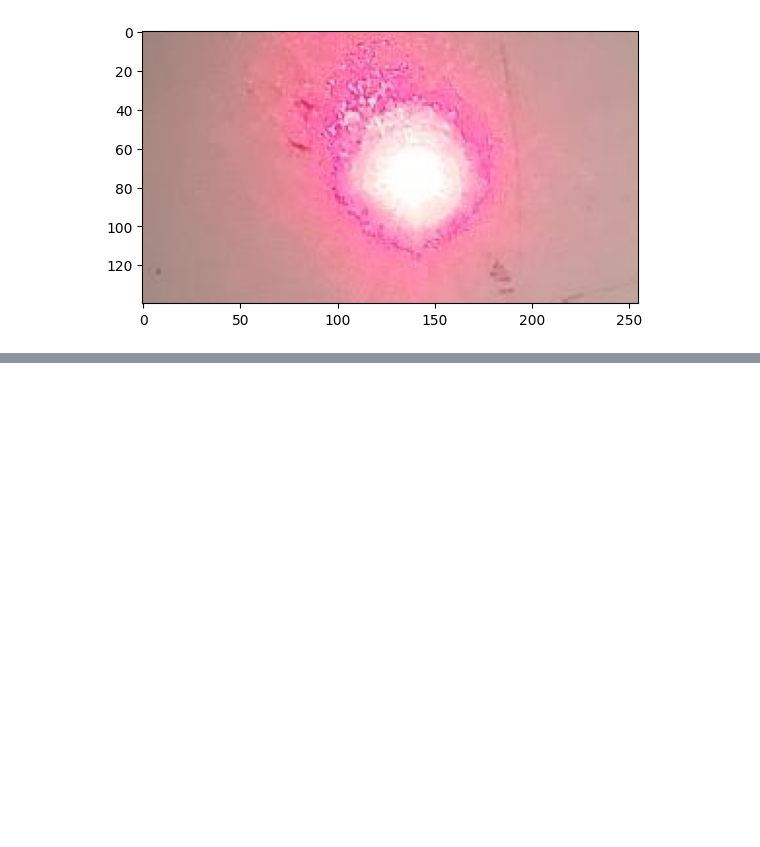
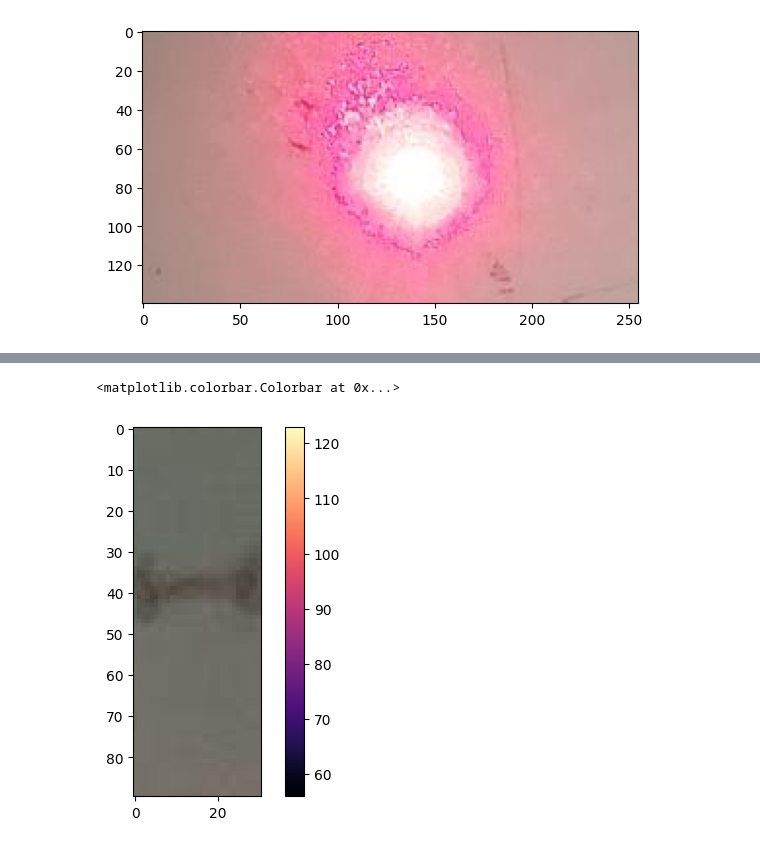
Before and after one commit to opticslabjkmspk/optics_lab3, a Jupyter notebook: Diffraction.ipynb, the cells around one changed output, grey strips where cells are left out. Cells and saved outputs as stored; diff of their text form; code cells hidden in the pictures; blank space fills up the shorter version.

```diff
--- a/Diffraction.ipynb
+++ b/Diffraction.ipynb
@@ -386,4 +626,25 @@ ax.imshow(crop_pinhole)
 ax.set_xticks(x_ticks)
 ax.set_xticklabels([f"{i // pixels_per_cm} cm" for i in x_ticks], rotation=45)
 plt.show()
+# %%
+diffraction_grating
+plt.imshow(diffraction_grating)
+
+top = 700
+bottom = 870
+left = 950
+right = 1150
+
+top_scale = 550
+bottom_scale = 640
+left_scale = 767
+right_scale = 798
+
+scale_diffraction = control.crop((left_scale,top_scale,right_scale,bottom_scale))
+cmap = plt.cm.magma
+plt.imshow(scale_diffraction, cmap=cmap)
+plt.colorbar()
+# %% [output]
+<matplotlib.colorbar.Colorbar at 0x...>
+[figure, added]
 # %%
```
Also changed, not shown: parts of 18 cells of this notebook.
